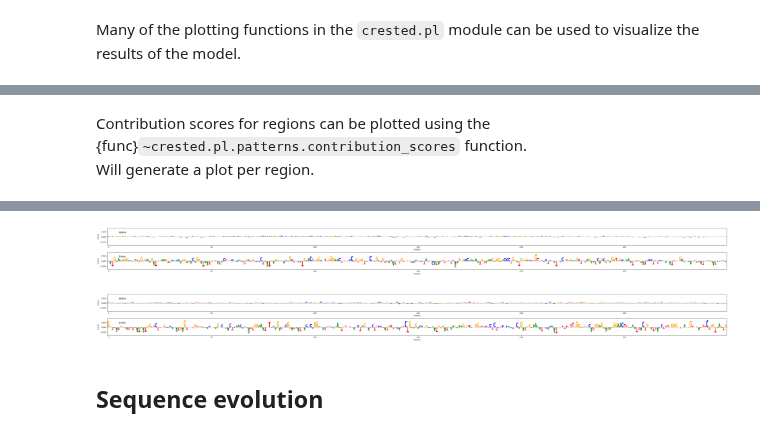
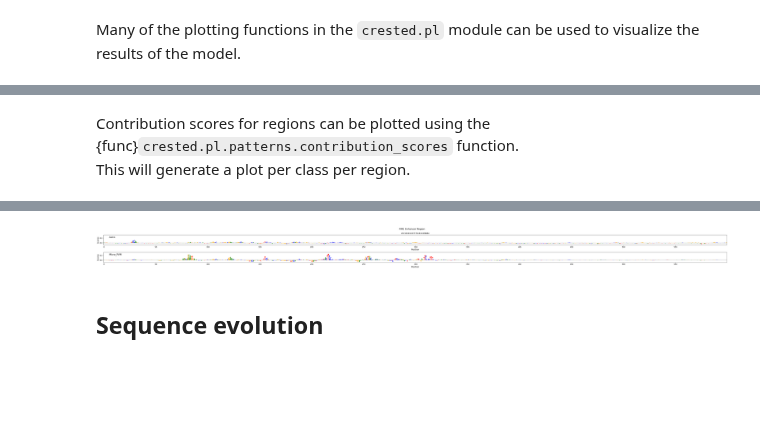
Before and after one commit to aertslab/CREsted, a Jupyter notebook: docs/tutorials/introduction.ipynb, the cells around one changed output, grey strips where cells are left out. Saved outputs shown, nothing was run; the diff lists cells and outputs as text; code cells hidden in the pictures; blank space fills up the shorter version.

```diff
--- a/docs/tutorials/introduction.ipynb
+++ b/docs/tutorials/introduction.ipynb
@@ -233,19 +328,3 @@ A common use case is to compare the predicted labels to the true labels for mult
 
 We can initiate a new Crested object (if you have different data) or use the existing one.
 Here we continue with the existing one since we'll use the same data as we trained on.
-# %%
-# add predictions for model 1 to the adata
-evaluator.load_model(
-    "../../../Crested_testing/mouse_biccn/2024-07-04_10:43/checkpoints/08.keras"
-)
-evaluator.predict(
-    adata, model_name="checkpoint_08"
-)  # adds the predictions to the adata.layers["checkpoint_08"]
-
-# add predictions for model 2 to the adata
-evaluator.load_model(
-    "../../../Crested_testing/mouse_biccn/2024-07-04_10:43/checkpoints/04.keras"
-)
-evaluator.predict(
-    adata, model_name="checkpoint_04"
-)  # adds the predictions to the adata.layers["checkpoint_04"]
@@ -289,6 +358,10 @@ These regions don't have to be in your original dataset, as long as they exist i
 # %%
 # focus on two cell types of interest
+regions_of_interest = [
+    "chr18:61107770-61109884"
+]  # FIRE enhancer region, should only have motifs in Micro_PVM
+classes_of_interest = ["Astro", "Micro_PVM"]
 scores, one_hot_encoded_sequences = evaluator.calculate_contribution_scores_regions(
-    ["chr1:3093998-3096112", "chr1:3094664-3096778"], class_names=["Astro", "Endo"]
+    region_idx=regions_of_interest, class_names=classes_of_interest
 )
 # %% [output]
@@ -297,9 +369,14 @@ scores, one_hot_encoded_sequences = evaluator.calculate_contribution_scores_regi
 # %% [markdown]
-Contribution scores for regions can be plotted using the {func}`~crested.pl.patterns.contribution_scores` function.
-Will generate a plot per region.
+Contribution scores for regions can be plotted using the {func}`crested.pl.patterns.contribution_scores` function.
+This will generate a plot per class per region.
 # %%
 %matplotlib inline
 crested.pl.patterns.contribution_scores(
-    scores, one_hot_encoded_sequences, labels=["Astro", "Endo"], zoom_n_bases=300
-)  # zoom in on the center 300bp
+    scores,
+    one_hot_encoded_sequences,
+    sequence_labels=regions_of_interest,
+    class_labels=classes_of_interest,
+    zoom_n_bases=600,
+    title="FIRE Enhancer Region",
+)  # zoom in on the center 600bp
 # %% [output]
@@ -307,5 +383,4 @@ crested.pl.patterns.contribution_scores(
-[figure, old version]
+[figure, new version]
-[figure, removed]
 # %% [markdown]
 ## Sequence evolution
 # %% [markdown]
```
Also changed, not shown: parts of 64 cells of this notebook, 1 other file.
